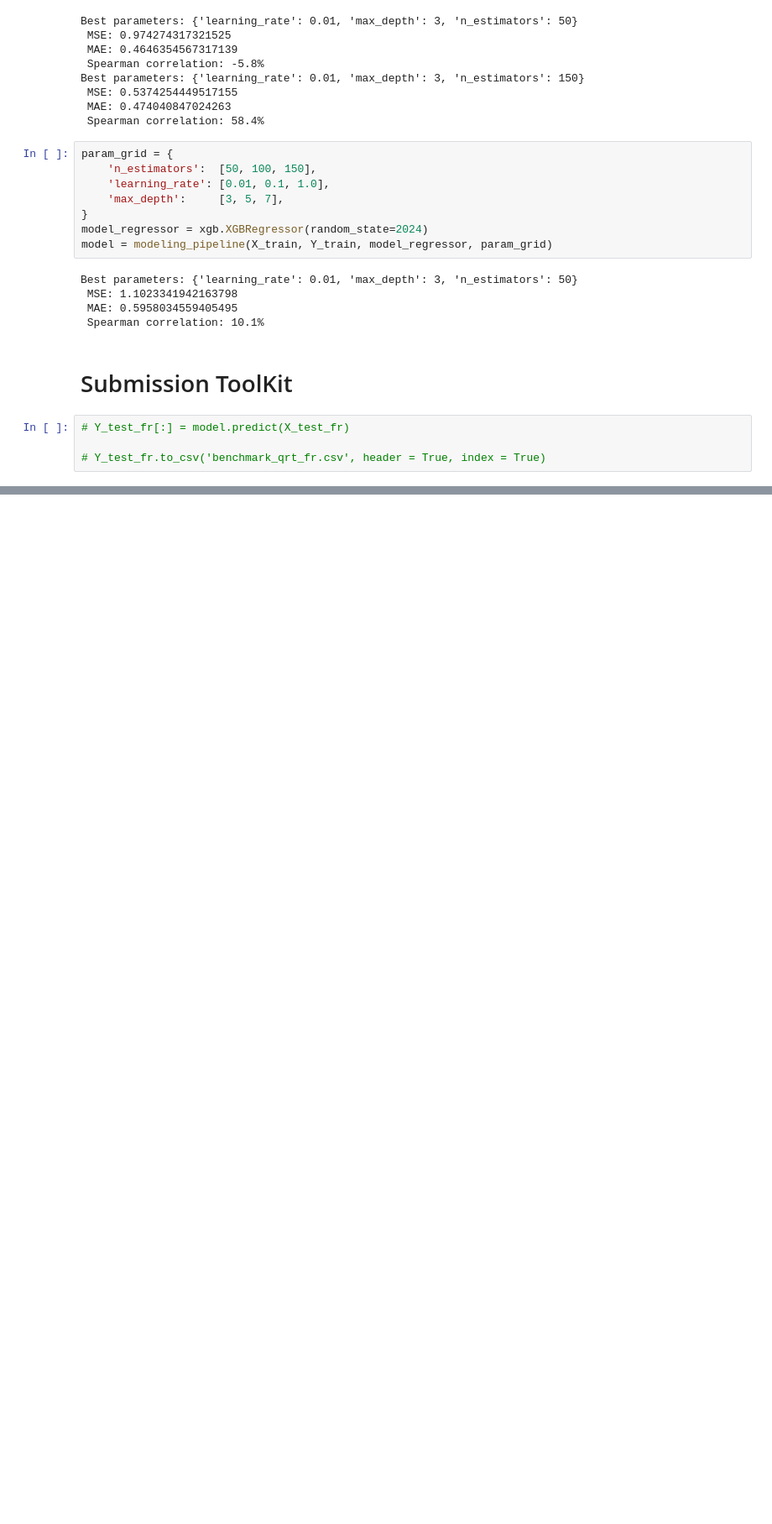
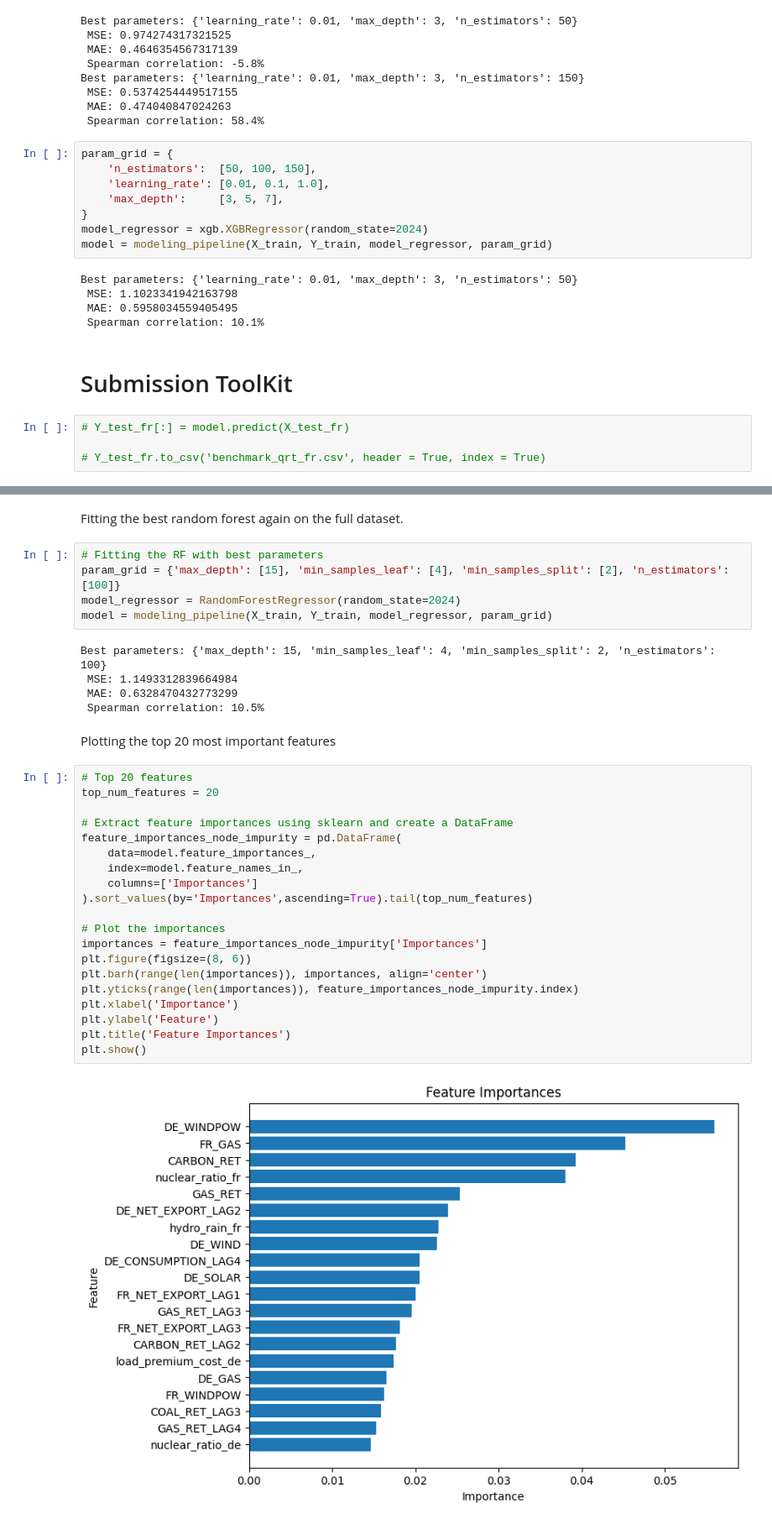
Before and after one commit to peter-b-k/ensemble-learning-qrt, a Jupyter notebook: QRT_Model.ipynb, the cells around one changed output, grey strips where cells are left out. Shown at 84% size. Drawn from its saved outputs; the diff is of its cells as text; blank space fills up the shorter version.

```diff
--- a/QRT_Model.ipynb
+++ b/QRT_Model.ipynb
@@ -618,0 +623,36 @@ Best parameters: {'learning_rate': 0.01, 'max_depth': 3, 'n_estimators': 50}
+# %% [markdown]
+Fitting the best random forest again on the full dataset.
+# %%
+# Fitting the RF with best parameters
+param_grid = {'max_depth': [15], 'min_samples_leaf': [4], 'min_samples_split': [2], 'n_estimators': [100]}
+model_regressor = RandomForestRegressor(random_state=2024)
+model = modeling_pipeline(X_train, Y_train, model_regressor, param_grid)
+# %% [output]
+Best parameters: {'max_depth': 15, 'min_samples_leaf': 4, 'min_samples_split': 2, 'n_estimators': 100}
+ MSE: 1.1493312839664984
+ MAE: 0.6328470432773299
+ Spearman correlation: 10.5%
+# %% [markdown]
+Plotting the top 20 most important features
+# %%
+# Top 20 features
+top_num_features = 20
+
+# Extract feature importances using sklearn and create a DataFrame
+feature_importances_node_impurity = pd.DataFrame(
+    data=model.feature_importances_,
+    index=model.feature_names_in_,
+    columns=['Importances']
+).sort_values(by='Importances',ascending=True).tail(top_num_features)
+
+# Plot the importances
+importances = feature_importances_node_impurity['Importances']
+plt.figure(figsize=(8, 6))
+plt.barh(range(len(importances)), importances, align='center')
+plt.yticks(range(len(importances)), feature_importances_node_impurity.index)
+plt.xlabel('Importance')
+plt.ylabel('Feature')
+plt.title('Feature Importances')
+plt.show()
+# %% [output]
+[figure, added]
```
Also changed, not shown: parts of 2 cells of this notebook.
